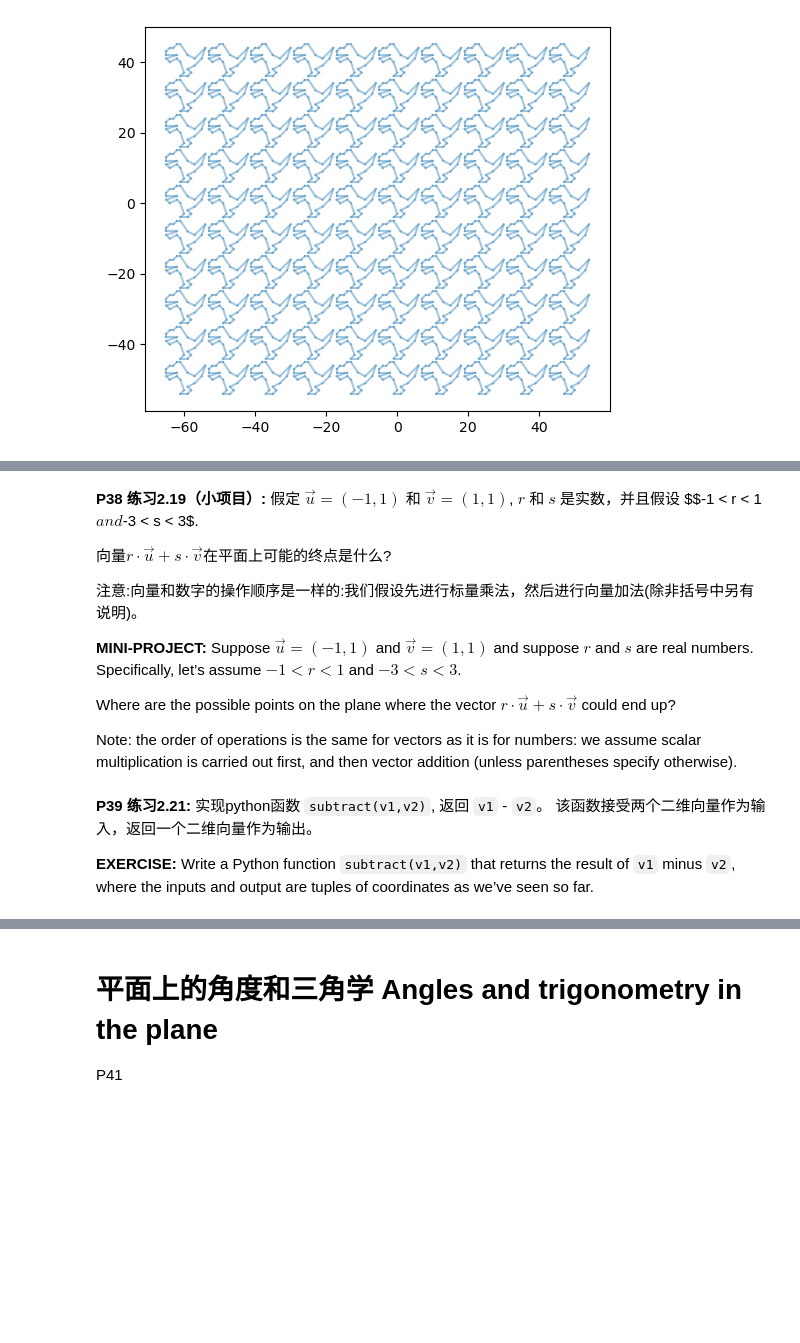
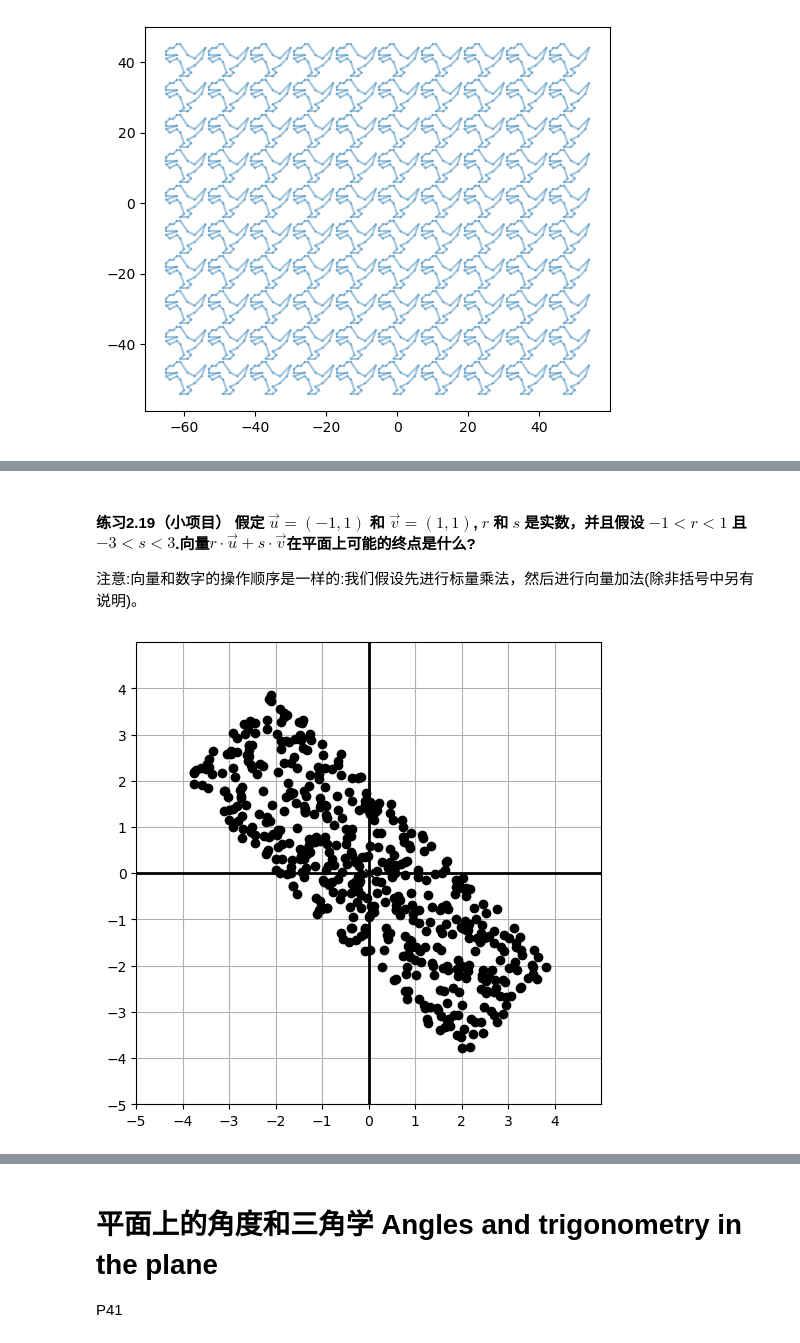
Before and after one commit to zhoulei4652/Math-for-Programmers-zh, a Jupyter notebook: Chapter 02/Chapter 02 Walkthrough.ipynb, the cells around one changed output, grey strips where cells are left out. Saved outputs shown, nothing was run; the diff lists cells and outputs as text; code cells hidden in the pictures; blank space fills up the shorter version.

```diff
--- a/Chapter 02/Chapter 02 Walkthrough.ipynb
+++ b/Chapter 02/Chapter 02 Walkthrough.ipynb
@@ -214,35 +250,24 @@ def scale(scalar,v):
 # %% [markdown]
-**P38 练习2.19（小项目）:** 假定 $\vec{u} = (-1,1)$ 和 $\vec{v} = (1,1)$, $r$ 和 $s$ 是实数，并且假设 $$-1 < r < 1$ and $-3 < s < 3$.
-
-向量$r \cdot \vec{u} + s \cdot \vec{v}$在平面上可能的终点是什么?
+#### **练习2.19（小项目）** 假定 $\vec{u} = (-1,1)$ 和 $\vec{v} = (1,1)$, $r$ 和 $s$ 是实数，并且假设 $-1 < r < 1$ 且 $-3 < s < 3$.向量$r \cdot \vec{u} + s \cdot \vec{v}$在平面上可能的终点是什么?
 
 注意:向量和数字的操作顺序是一样的:我们假设先进行标量乘法，然后进行向量加法(除非括号中另有说明)。
-
-**MINI-PROJECT:** Suppose $\vec{u} = (-1,1)$ and $\vec{v} = (1,1)$ and suppose $r$ and $s$ are real numbers.  Specifically, let’s assume $-1 < r < 1$ and $-3 < s < 3$.
-
-Where are the possible points on the plane where the vector $r \cdot \vec{u} + s \cdot \vec{v}$ could end up?
-
-Note: the order of operations is the same for vectors as it is for numbers: we assume scalar multiplication is carried out first, and then vector addition (unless parentheses specify otherwise).
 # %%
 from random import uniform
 # uniform函数在[a, b)或[a, b]范围内获取一个随机数。
 
 u = (-1, 1)
 v = (1, 1)
 
 def random_r():
     return uniform(-3, 3)
 
 def random_s():
     return uniform(-1, 1)
 
 
-possibilities = [add(scale(random_r(), u), scale(random_s(), v))
-                 for i in range(0, 500)]
+possibilities = [add(scale(random_r(), u), scale(random_s(), v)) for i in range(0, 500)]
 draw(
     Points(*possibilities)
 )
+# %% [output]
+[figure, added]
-# %% [markdown]
-**P39 练习2.21:** 实现python函数 `subtract(v1,v2)`, 返回 `v1` - `v2`。 该函数接受两个二维向量作为输入，返回一个二维向量作为输出。
-
-**EXERCISE:** Write a Python function `subtract(v1,v2)` that returns the result of `v1` minus `v2`, where the inputs and output are tuples of coordinates as we’ve seen so far.
```
Also changed, not shown: parts of 36 cells of this notebook.
